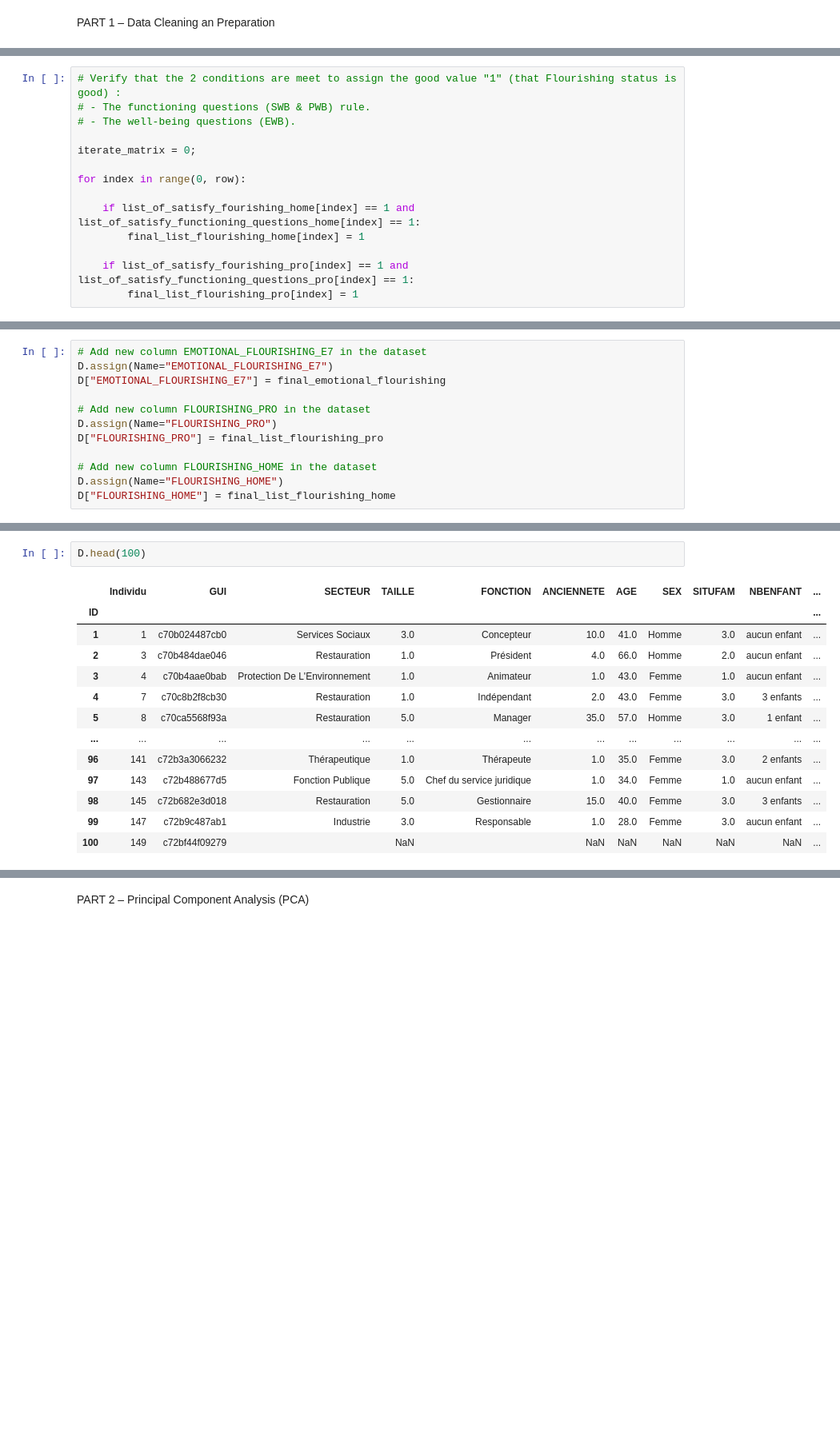
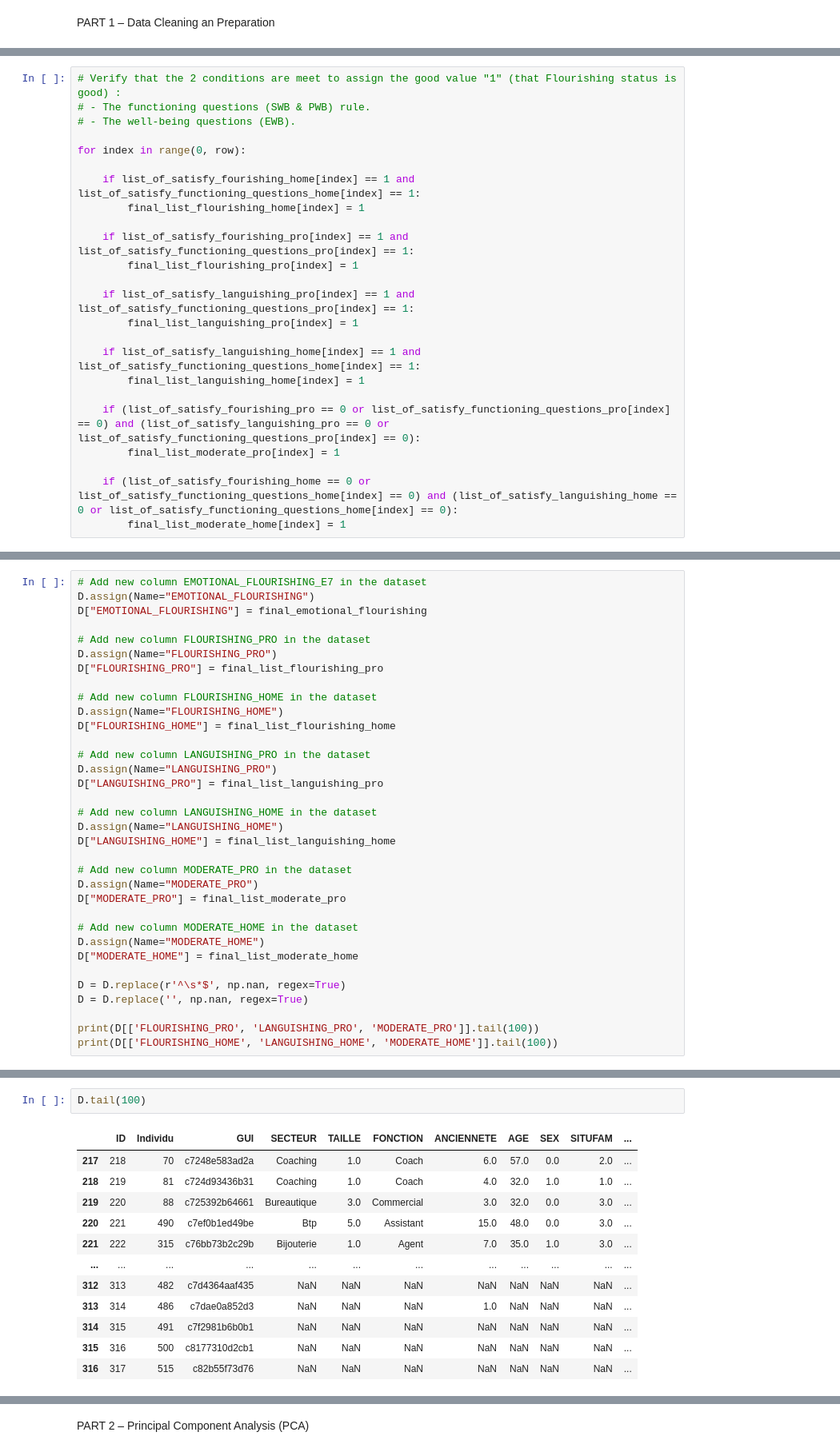
Before and after one commit to CadenetVincent/FINAL_PYTHON_PROJECT, a Jupyter notebook: CODE/Final_Projet_Adv_Stat.ipynb, the cells around one changed output, grey strips where cells are left out. Shown at 80% size. Drawn from its saved outputs; the diff is of its cells as text; blank space fills up the shorter version.

```diff
--- a/CODE/Final_Projet_Adv_Stat.ipynb
+++ b/CODE/Final_Projet_Adv_Stat.ipynb
@@ -249,8 +524,6 @@ for value in sum_of_functioning_questions_home:
 # Verify that the 2 conditions are meet to assign the good value "1" (that Flourishing status is good) :
 # - The functioning questions (SWB & PWB) rule.
 # - The well-being questions (EWB).
-
-iterate_matrix = 0;
 
 for index in range(0, row):
 
@@ -259,4 +532,16 @@ for index in range(0, row):
 
     if list_of_satisfy_fourishing_pro[index] == 1 and list_of_satisfy_functioning_questions_pro[index] == 1:
         final_list_flourishing_pro[index] = 1
+
+    if list_of_satisfy_languishing_pro[index] == 1 and list_of_satisfy_functioning_questions_pro[index] == 1:
+        final_list_languishing_pro[index] = 1
+
+    if list_of_satisfy_languishing_home[index] == 1 and list_of_satisfy_functioning_questions_home[index] == 1:
+        final_list_languishing_home[index] = 1
+
+    if (list_of_satisfy_fourishing_pro == 0 or list_of_satisfy_functioning_questions_pro[index] == 0) and (list_of_satisfy_languishing_pro == 0 or list_of_satisfy_functioning_questions_pro[index] == 0):
+        final_list_moderate_pro[index] = 1
+
+    if (list_of_satisfy_fourishing_home == 0 or list_of_satisfy_functioning_questions_home[index] == 0) and (list_of_satisfy_languishing_home == 0 or list_of_satisfy_functioning_questions_home[index] == 0):
+        final_list_moderate_home[index] = 1
 # %%
@@ -286,7 +605,7 @@ List of emotional flourishing
 # %%
 # Add new column EMOTIONAL_FLOURISHING_E7 in the dataset
-D.assign(Name="EMOTIONAL_FLOURISHING_E7")
-D["EMOTIONAL_FLOURISHING_E7"] = final_emotional_flourishing
+D.assign(Name="EMOTIONAL_FLOURISHING")
+D["EMOTIONAL_FLOURISHING"] = final_emotional_flourishing
 
 # Add new column FLOURISHING_PRO in the dataset
 D.assign(Name="FLOURISHING_PRO")
@@ -295,3 +614,25 @@ D["FLOURISHING_PRO"] = final_list_flourishing_pro
 # Add new column FLOURISHING_HOME in the dataset
 D.assign(Name="FLOURISHING_HOME")
 D["FLOURISHING_HOME"] = final_list_flourishing_home
+
+# Add new column LANGUISHING_PRO in the dataset
+D.assign(Name="LANGUISHING_PRO")
+D["LANGUISHING_PRO"] = final_list_languishing_pro
+
+# Add new column LANGUISHING_HOME in the dataset
+D.assign(Name="LANGUISHING_HOME")
+D["LANGUISHING_HOME"] = final_list_languishing_home
+
+# Add new column MODERATE_PRO in the dataset
+D.assign(Name="MODERATE_PRO")
+D["MODERATE_PRO"] = final_list_moderate_pro
+
+# Add new column MODERATE_HOME in the dataset
+D.assign(Name="MODERATE_HOME")
+D["MODERATE_HOME"] = final_list_moderate_home
+
+D = D.replace(r'^\s*$', np.nan, regex=True)
+D = D.replace('', np.nan, regex=True)
+
+print(D[['FLOURISHING_PRO', 'LANGUISHING_PRO', 'MODERATE_PRO']].tail(100))
+print(D[['FLOURISHING_HOME', 'LANGUISHING_HOME', 'MODERATE_HOME']].tail(100))
@@ -298,16 +657,15 @@ D["FLOURISHING_HOME"] = final_list_flourishing_home
 # %%
-D.head(100)
+D.tail(100)
 # %% [output]
-|  | Individu | GUI | SECTEUR | TAILLE | FONCTION | ANCIENNETE | AGE | SEX | SITUFAM | NBENFANT | ... |
-| ID |  |  |  |  |  |  |  |  |  |  | ... |
-| 1 | 1 | c70b024487cb0 | Services Sociaux | 3.0 | Concepteur | 10.0 | 41.0 | Homme | 3.0 | aucun enfant | ... |
-| 2 | 3 | c70b484dae046 | Restauration | 1.0 | Président | 4.0 | 66.0 | Homme | 2.0 | aucun enfant | ... |
-| 3 | 4 | c70b4aae0bab | Protection De L'Environnement | 1.0 | Animateur | 1.0 | 43.0 | Femme | 1.0 | aucun enfant | ... |
-| 4 | 7 | c70c8b2f8cb30 | Restauration | 1.0 | Indépendant | 2.0 | 43.0 | Femme | 3.0 | 3 enfants | ... |
-| 5 | 8 | c70ca5568f93a | Restauration | 5.0 | Manager | 35.0 | 57.0 | Homme | 3.0 | 1 enfant | ... |
+|  | ID | Individu | GUI | SECTEUR | TAILLE | FONCTION | ANCIENNETE | AGE | SEX | SITUFAM | ... |
+| 217 | 218 | 70 | c7248e583ad2a | Coaching | 1.0 | Coach | 6.0 | 57.0 | 0.0 | 2.0 | ... |
+| 218 | 219 | 81 | c724d93436b31 | Coaching | 1.0 | Coach | 4.0 | 32.0 | 1.0 | 1.0 | ... |
+| 219 | 220 | 88 | c725392b64661 | Bureautique | 3.0 | Commercial | 3.0 | 32.0 | 0.0 | 3.0 | ... |
+| 220 | 221 | 490 | c7ef0b1ed49be | Btp | 5.0 | Assistant | 15.0 | 48.0 | 0.0 | 3.0 | ... |
+| 221 | 222 | 315 | c76bb73b2c29b | Bijouterie | 1.0 | Agent | 7.0 | 35.0 | 1.0 | 3.0 | ... |
 | ... | ... | ... | ... | ... | ... | ... | ... | ... | ... | ... | ... |
-| 96 | 141 | c72b3a3066232 | Thérapeutique | 1.0 | Thérapeute | 1.0 | 35.0 | Femme | 3.0 | 2 enfants | ... |
-| 97 | 143 | c72b488677d5 | Fonction Publique | 5.0 | Chef du service juridique | 1.0 | 34.0 | Femme | 1.0 | aucun enfant | ... |
-| 98 | 145 | c72b682e3d018 | Restauration | 5.0 | Gestionnaire | 15.0 | 40.0 | Femme | 3.0 | 3 enfants | ... |
-| 99 | 147 | c72b9c487ab1 | Industrie | 3.0 | Responsable | 1.0 | 28.0 | Femme | 3.0 | aucun enfant | ... |
-| 100 | 149 | c72bf44f09279 |  | NaN |  | NaN | NaN | NaN | NaN | NaN | ... |
+| 312 | 313 | 482 | c7d4364aaf435 | NaN | NaN | NaN | NaN | NaN | NaN | NaN | ... |
+| 313 | 314 | 486 | c7dae0a852d3 | NaN | NaN | NaN | 1.0 | NaN | NaN | NaN | ... |
+| 314 | 315 | 491 | c7f2981b6b0b1 | NaN | NaN | NaN | NaN | NaN | NaN | NaN | ... |
+| 315 | 316 | 500 | c8177310d2cb1 | NaN | NaN | NaN | NaN | NaN | NaN | NaN | ... |
+| 316 | 317 | 515 | c82b55f73d76 | NaN | NaN | NaN | NaN | NaN | NaN | NaN | ... |
```
Also changed, not shown: parts of 22 cells of this notebook, 3 other files.
